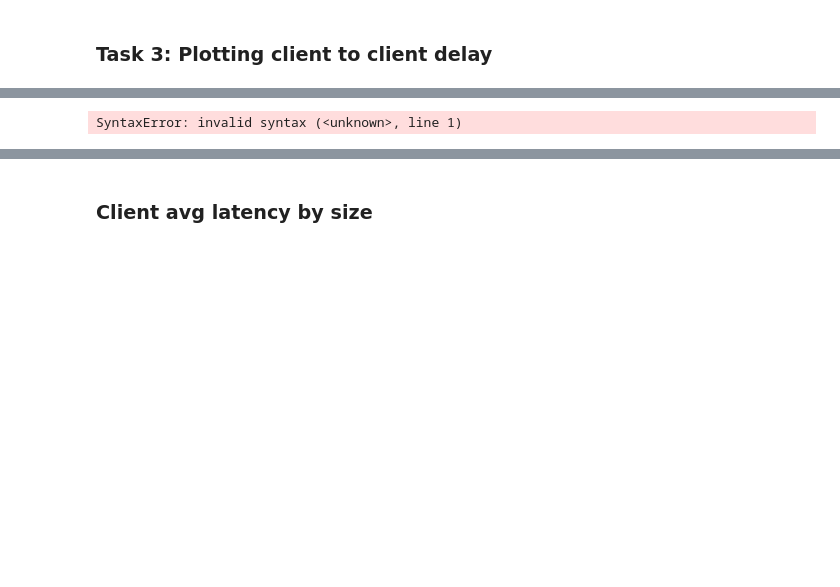
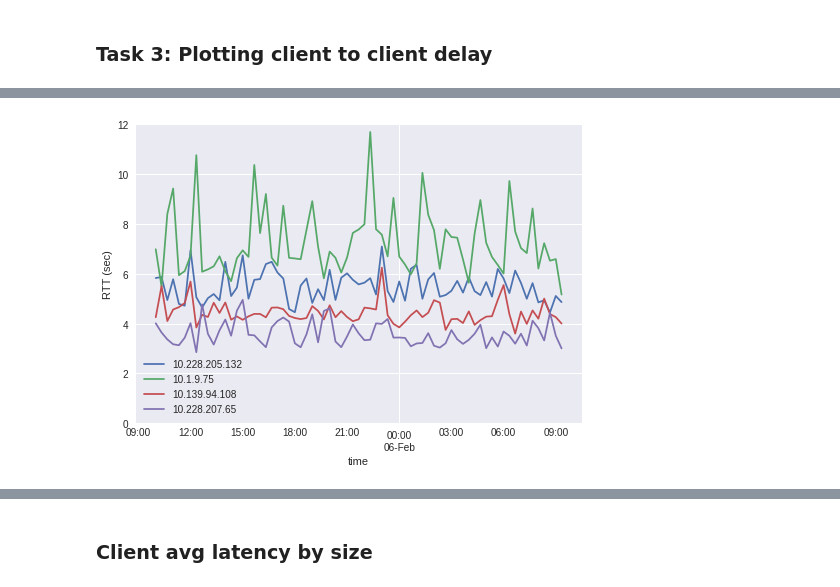
Before and after one commit to khulan8824/proxyTest, a Jupyter notebook: clientLogs.ipynb, the cells around one changed output, grey strips where cells are left out. Cells and saved outputs as stored; diff of their text form; code cells hidden in the pictures; blank space fills up the shorter version.

Commit message:
Log plots added RTT results

```diff
--- a/clientLogs.ipynb
+++ b/clientLogs.ipynb
@@ -500,25 +334,21 @@ rtt_clients.head()
 # %%
-def plot_rtt(df_clients,var):
-    clients = df_clients['from'].unique()
-    for client in clients:
-        df = df_clients.query('from =="'+ client+'"')
-        proxies = df.to.unique()
-        labels = []
-        for proxy in proxies:
-            df_proxy = df.query('to == "'+proxy+'"')
-            #df_proxy = df_proxy.resample('60Min').mean()
-            labels.append(proxy)
-            df_proxy[var].plot()
-            #ecdf = getECDF(df_proxy, 'bytes_second')
-            #ecdf.plot(logx=True)
-            #print(client,":",proxy,":",df_proxy.bytes_second.max())
-        plt.legend(labels)
-        plt.title(client)
-        plt.xlabel('RTT (sec)')
-        #plt.xlabel('Time')
-        #plt.ylim(0,25)
-        plt.show()
+def plot_rtt(df,var, ylim):
+    proxies = df.to.unique()
+    labels = []
+    for proxy in proxies:
+        df_proxy = df.query('to == "'+proxy+'"')
+        df_proxy = df_proxy.resample('20Min').mean()
+        labels.append(proxy)
+        df_proxy[var].plot()
+        #ecdf = getECDF(df_proxy, 'bytes_second')
+        #ecdf.plot(logx=True)
+        #print(client,":",proxy,":",df_proxy.bytes_second.max())
+    plt.legend(labels)
+    plt.ylabel('RTT (sec)')
+    #plt.xlabel('Time')
+    plt.ylim(0,ylim)
+    plt.show()
 
-plot_rtt(rtt_clients,'download')
+plot_rtt(rtt_clients,'avg',12)
 # %% [output]
-SyntaxError: invalid syntax (<unknown>, line 1)
+[figure, added]
```
Also changed, not shown: parts of 6 cells of this notebook.
